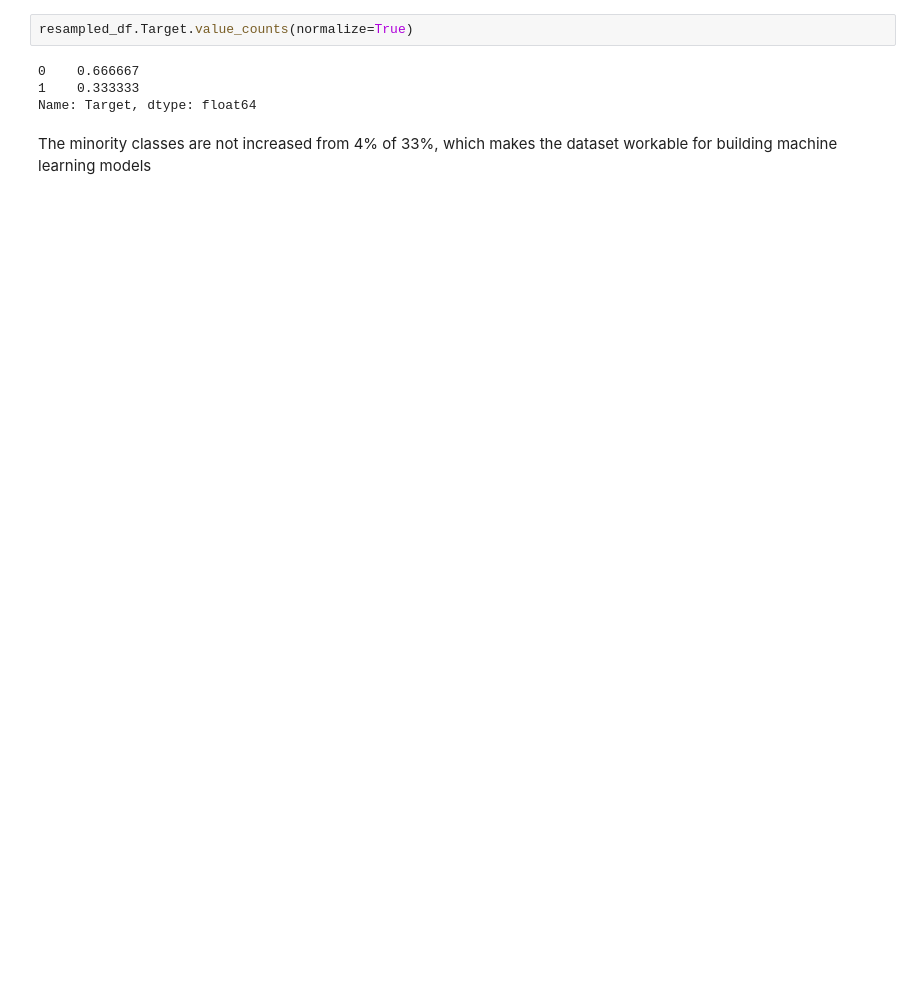
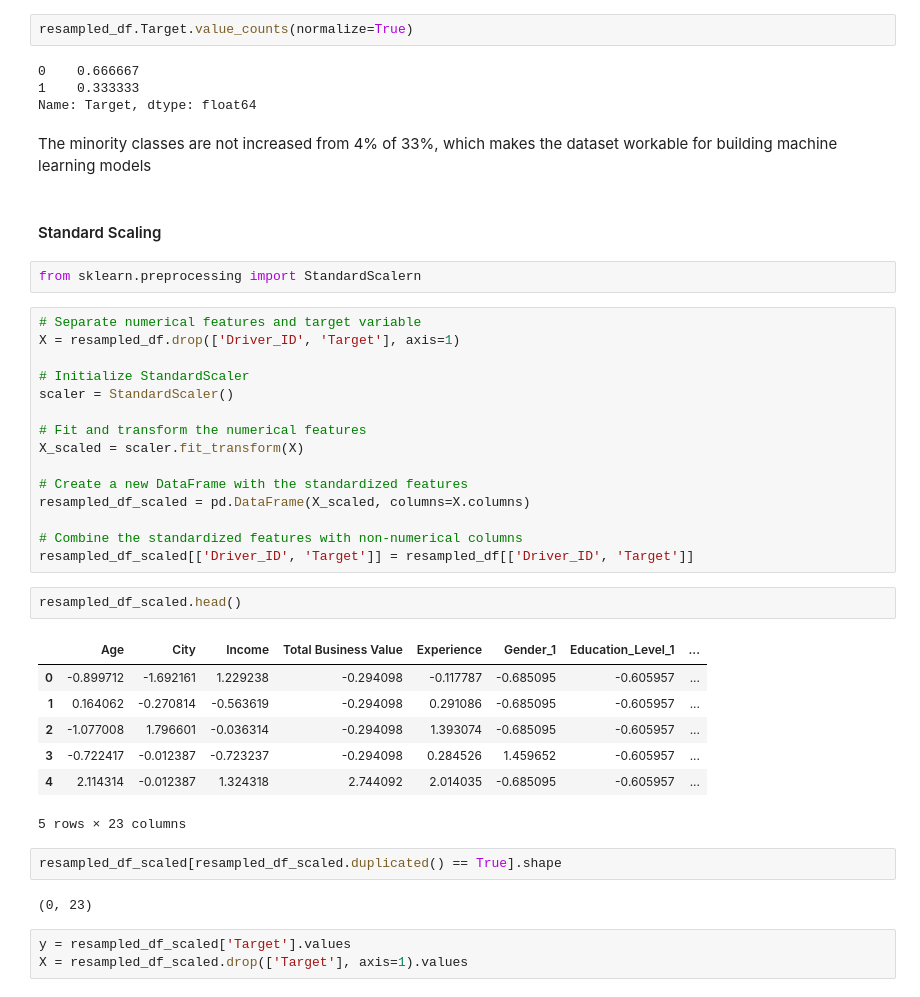
Before and after one commit to pradeepvaranasi/RideSharing_riderAttrition_casestudy, a Jupyter notebook: RideSharing_Casestudy_EnsembleLearning.ipynb, the cells around one changed output. Drawn from its saved outputs; the diff is of its cells as text; blank space fills up the shorter version.

```diff
--- a/RideSharing_Casestudy_EnsembleLearning.ipynb
+++ b/RideSharing_Casestudy_EnsembleLearning.ipynb
@@ -438,3 +459,39 @@ resampled_df.Target.value_counts(normalize=True)
 Name: Target, dtype: float64
 # %% [markdown]
 The minority classes are not increased from 4% of 33%, which makes the dataset workable for building machine learning models
+# %% [markdown]
+#### Standard Scaling
+# %%
+from sklearn.preprocessing import StandardScalern
+# %%
+# Separate numerical features and target variable
+X = resampled_df.drop(['Driver_ID', 'Target'], axis=1)
+
+# Initialize StandardScaler
+scaler = StandardScaler()
+
+# Fit and transform the numerical features
+X_scaled = scaler.fit_transform(X)
+
+# Create a new DataFrame with the standardized features
+resampled_df_scaled = pd.DataFrame(X_scaled, columns=X.columns)
+
+# Combine the standardized features with non-numerical columns
+resampled_df_scaled[['Driver_ID', 'Target']] = resampled_df[['Driver_ID', 'Target']]
+# %%
+resampled_df_scaled.head()
+# %% [output]
+|  | Age | City | Income | Total Business Value | Experience | Gender_1 | Education_Level_1 | ... |
+| 0 | -0.899712 | -1.692161 | 1.229238 | -0.294098 | -0.117787 | -0.685095 | -0.605957 | ... |
+| 1 | 0.164062 | -0.270814 | -0.563619 | -0.294098 | 0.291086 | -0.685095 | -0.605957 | ... |
+| 2 | -1.077008 | 1.796601 | -0.036314 | -0.294098 | 1.393074 | -0.685095 | -0.605957 | ... |
+| 3 | -0.722417 | -0.012387 | -0.723237 | -0.294098 | 0.284526 | 1.459652 | -0.605957 | ... |
+| 4 | 2.114314 | -0.012387 | 1.324318 | 2.744092 | 2.014035 | -0.685095 | -0.605957 | ... |
+5 rows × 23 columns
+# %%
+resampled_df_scaled[resampled_df_scaled.duplicated() == True].shape
+# %% [output]
+(0, 23)
+# %%
+y = resampled_df_scaled['Target'].values
+X = resampled_df_scaled.drop(['Target'], axis=1).values
```
Also changed, not shown: parts of 20 cells of this notebook.
